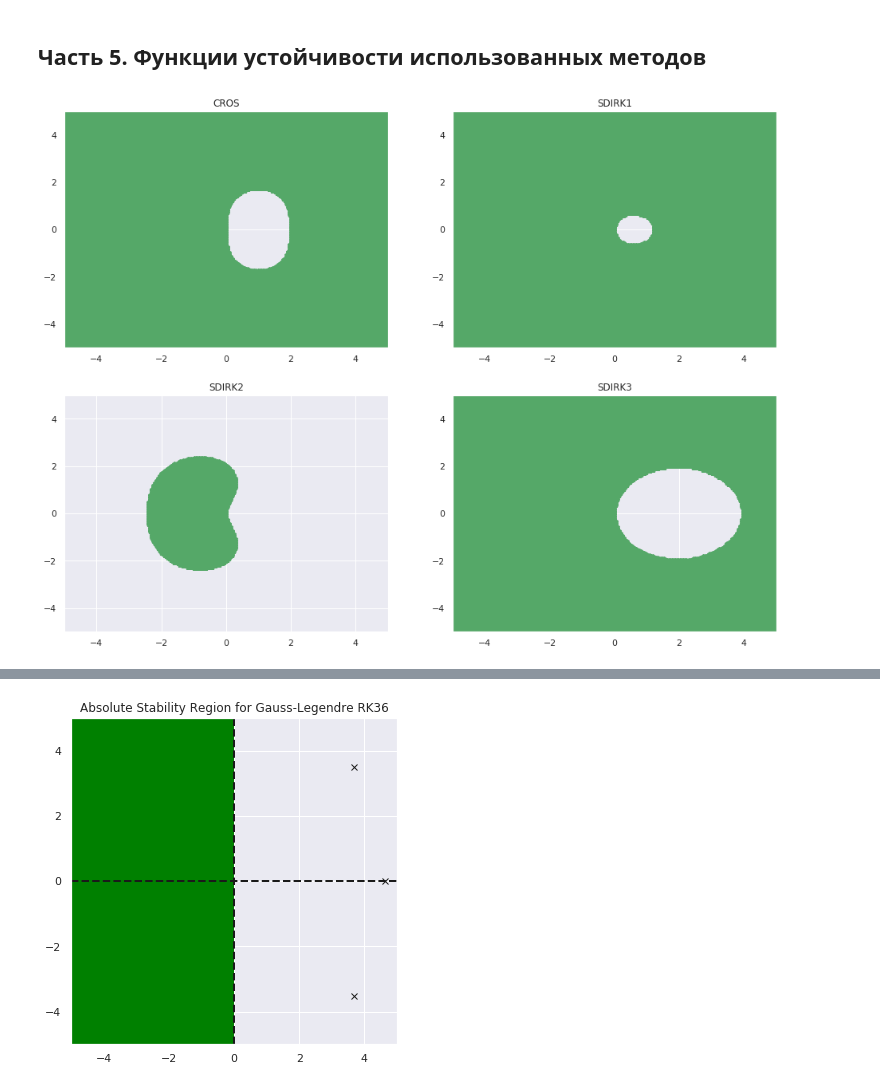
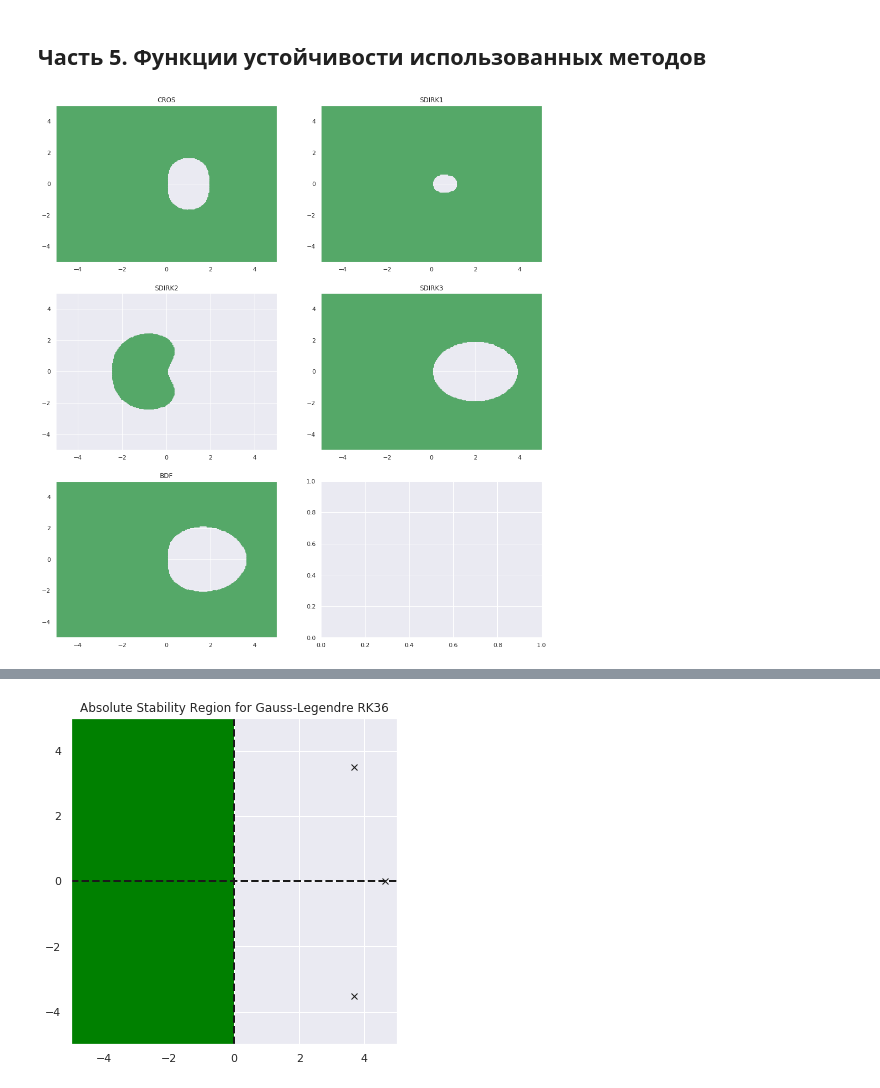
Before and after one commit to Ilushik2347/calc_math_hometask, a Jupyter notebook: hometask2.1.ipynb, the cells around one changed output, grey strips where cells are left out. Cells and saved outputs as stored; diff of their text form; code cells hidden in the pictures.

```diff
--- a/hometask2.1.ipynb
+++ b/hometask2.1.ipynb
@@ -167,29 +167,30 @@ plt.show()
 # %%
 def plot_stability_area(ax, f, xlim, ylim):
     X = np.linspace(*xlim, 200)
     Y = np.linspace(*ylim, 200)
     X_p = []
     Y_p = []
     for x in X:
         for y in Y:
             if abs(f(complex(x, y))) <= 1:
                 X_p.append(x)
                 Y_p.append(y)
     ax.plot(X_p, Y_p, 'gp',  alpha=1)
     ax.set_xlim(xlim)
     ax.set_ylim(ylim)
 
 stability_functions = {
     'CROS': lambda z: 1/(1-z+(z*z)/2),
     'SDIRK1': lambda z: 0.5*z*(-1.4142135623731*z/(-1.70710678118655*z + 1) + 1.0)/(-1.70710678118655*z + 1) + 0.5*z/(-1.70710678118655*z + 1) + 1,
     'SDIRK2': lambda z: 0.5*z*(1.4142135623731*z/(-0.292893218813452*z + 1) + 1.0)/(-0.292893218813452*z + 1) + 0.5*z/(-0.292893218813452*z + 1) + 1,
-    'SDIRK3': lambda z: 0.5*z*(-0.0773502691896257*z/(-0.788675134594813*z + 1) + 1.0)/(-0.788675134594813*z + 1) + 0.5*z/(-0.788675134594813*z + 1) + 1
+    'SDIRK3': lambda z: 0.5*z*(-0.0773502691896257*z/(-0.788675134594813*z + 1) + 1.0)/(-0.788675134594813*z + 1) + 0.5*z/(-0.788675134594813*z + 1) + 1,
+    'BDF': lambda z: ((1-z**2)-0.5*z**2)/(1-z)**3,
 }
 
-fig, axes = plt.subplots(2, 2, figsize = (16, 12))
+fig, axes = plt.subplots(3, 2, figsize = (16, 18))
 axes = axes.flatten()
 for i, stab in enumerate(stability_functions):
     plot_stability_area(axes[i], stability_functions[stab], [-5, 5], [-5, 5])
     axes[i].set_title(stab)
 # %% [output]
-[figure, old version]
+[figure, new version]
```
Also changed, not shown: parts of 1 cell of this notebook, 1 other file.
